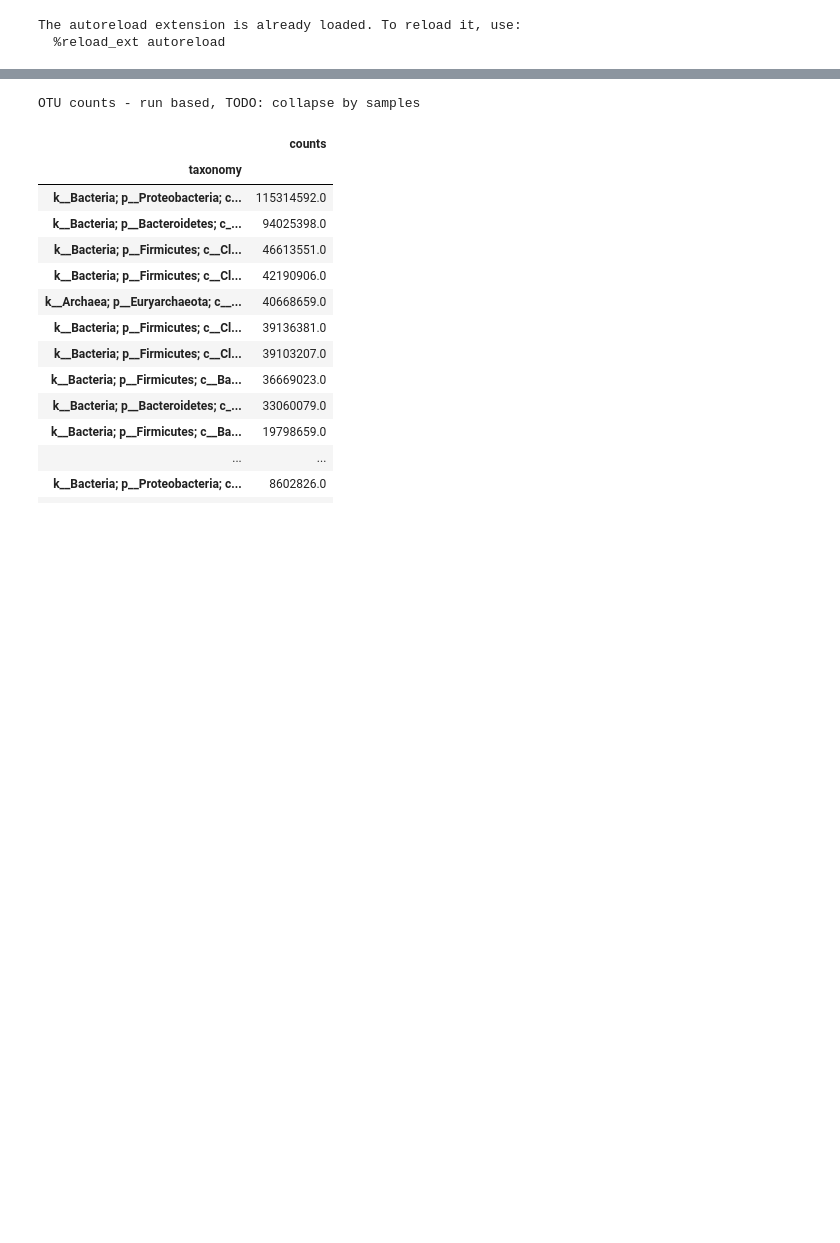
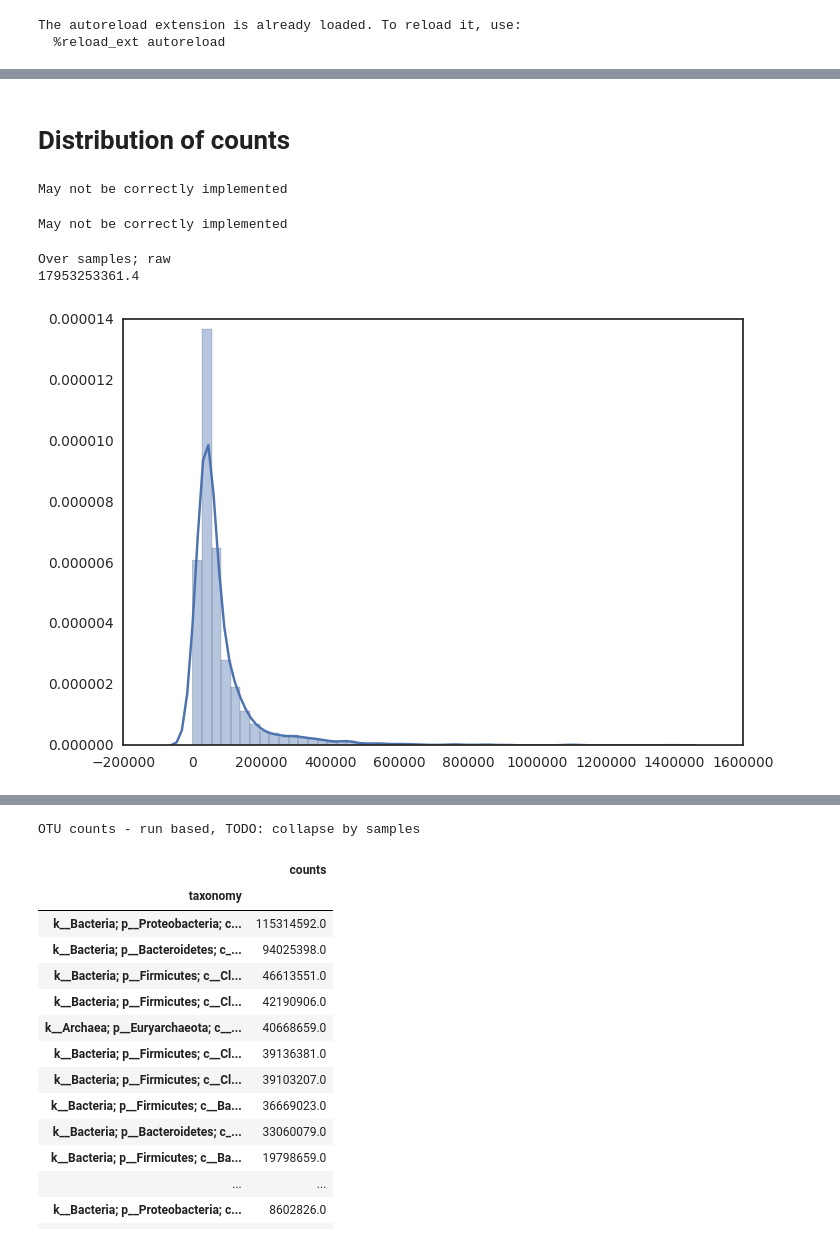
Before and after one commit to aperz/jupyter_notebooks, a Jupyter notebook: ebi_summary.ipynb, the cells around one changed output, grey strips where cells are left out. Saved outputs shown, nothing was run; the diff lists cells and outputs as text; code cells hidden in the pictures; blank space fills up the shorter version.

```diff
--- a/ebi_summary.ipynb
+++ b/ebi_summary.ipynb
@@ -1,10 +1,22 @@
 # %%
 %load_ext autoreload
 %autoreload 2
+import pandas as pd
+
+import seaborn as sns
+import matplotlib.pyplot as plt
+%matplotlib inline
+sns.set(color_codes=True)
+sns.set(style="white")
+#sns.set(font="monospace")
+
 pd.options.display.width = 1000
 pd.options.display.max_colwidth = 150
 from IPython.core.display import display, HTML
 display(HTML("<style>.container { width:76% !important; }</style>"))
+
+from ebi_summarize_data import *
+from preprocess import *
 # %% [output]
 The autoreload extension is already loaded. To reload it, use:
   %reload_ext autoreload
@@ -23,0 +46,23 @@ Number of samples:  45861
+# %% [markdown]
+# Distribution of counts
+# %%
+Ai = pd.read_csv('/D/ebi/A_OTU-TSV_v2_Fecal.tsv', sep="\t", index_col=0)
+A_fulli = pd.read_csv('/D/ebi/A_OTU-TSV_v2.tsv', sep="\t", index_col = 0)
+# %%
+#A = log_transform_counts(Ai)
+A = correspondence_analysis_transform(Ai)
+# %% [output]
+May not be correctly implemented
+# %%
+#A_full = log_transform_counts(A_fulli)
+A_full = correspondence_analysis_transform(A_fulli)
+# %% [output]
+May not be correctly implemented
+# %%
+print("Over samples; raw")
+print(A_full.sum(0).max())
+p1 = sns.distplot(Ai.sum(1))
+# %% [output]
+Over samples; raw
+17953253361.4
+[figure, added]
```
Also changed, not shown: parts of 33 cells of this notebook.
